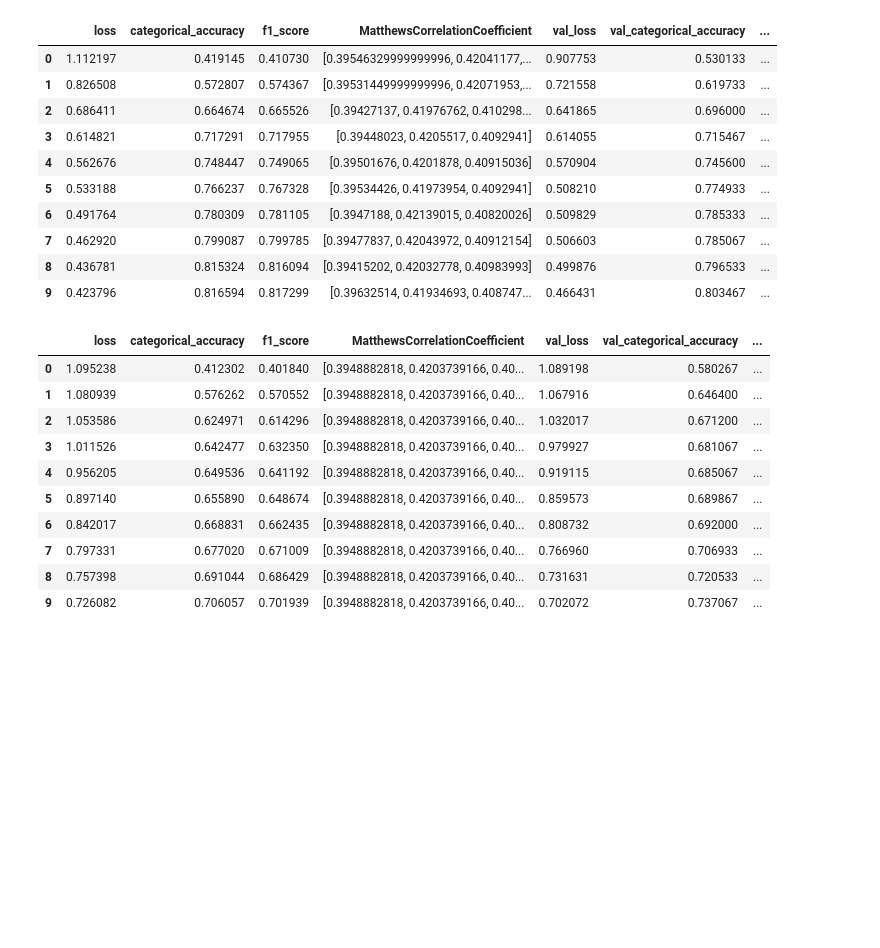
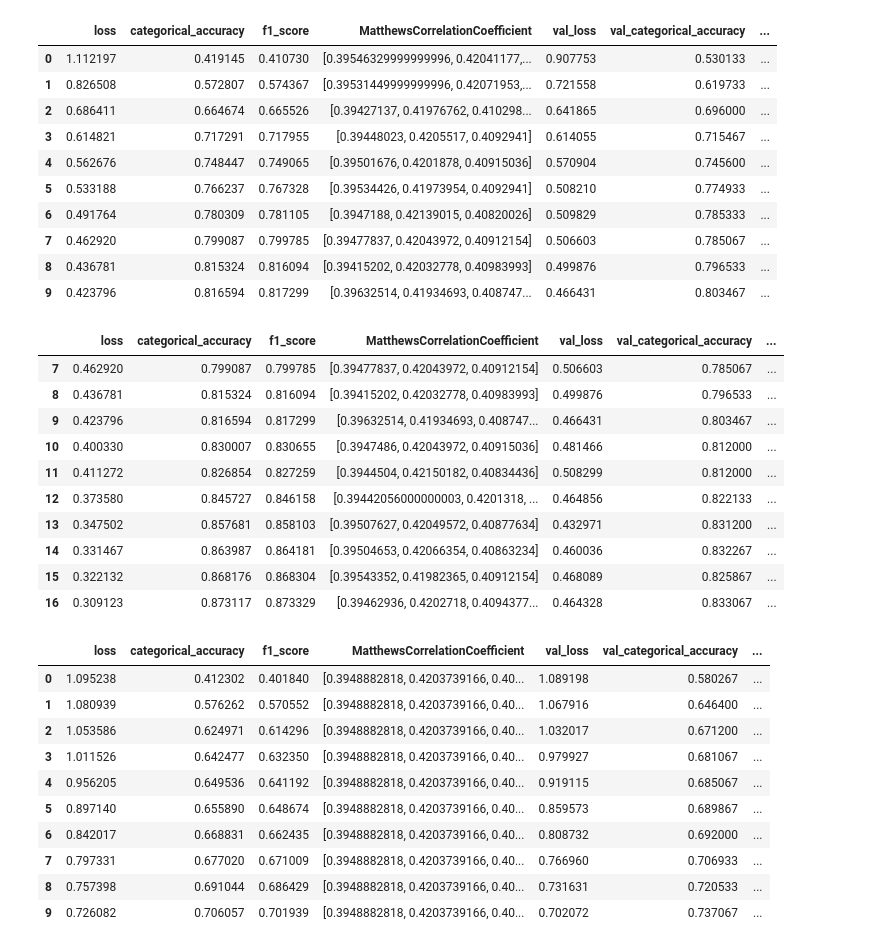
Before and after one commit to yiting-tsai/sentiment-analysis-test, a Jupyter notebook: notebook/analytics/model_analytics.ipynb, the cells around one changed output. Cells and saved outputs as stored; diff of their text form; code cells hidden in the pictures; blank space fills up the shorter version.

```diff
--- a/notebook/analytics/model_analytics.ipynb
+++ b/notebook/analytics/model_analytics.ipynb
@@ -52,6 +52,20 @@ xlmr_hist_df.head(10)
 | 7 | 0.462920 | 0.799087 | 0.799785 | [0.39477837, 0.42043972, 0.40912154] | 0.506603 | 0.785067 | ... |
 | 8 | 0.436781 | 0.815324 | 0.816094 | [0.39415202, 0.42032778, 0.40983993] | 0.499876 | 0.796533 | ... |
 | 9 | 0.423796 | 0.816594 | 0.817299 | [0.39632514, 0.41934693, 0.408747... | 0.466431 | 0.803467 | ... |
+# %%
+xlmr_hist_df.tail(10)
+# %% [output]
+|  | loss | categorical_accuracy | f1_score | MatthewsCorrelationCoefficient | val_loss | val_categorical_accuracy | ... |
+| 7 | 0.462920 | 0.799087 | 0.799785 | [0.39477837, 0.42043972, 0.40912154] | 0.506603 | 0.785067 | ... |
+| 8 | 0.436781 | 0.815324 | 0.816094 | [0.39415202, 0.42032778, 0.40983993] | 0.499876 | 0.796533 | ... |
+| 9 | 0.423796 | 0.816594 | 0.817299 | [0.39632514, 0.41934693, 0.408747... | 0.466431 | 0.803467 | ... |
+| 10 | 0.400330 | 0.830007 | 0.830655 | [0.3947486, 0.42043972, 0.40915036] | 0.481466 | 0.812000 | ... |
+| 11 | 0.411272 | 0.826854 | 0.827259 | [0.3944504, 0.42150182, 0.40834436] | 0.508299 | 0.812000 | ... |
+| 12 | 0.373580 | 0.845727 | 0.846158 | [0.39442056000000003, 0.4201318, ... | 0.464856 | 0.822133 | ... |
+| 13 | 0.347502 | 0.857681 | 0.858103 | [0.39507627, 0.42049572, 0.40877634] | 0.432971 | 0.831200 | ... |
+| 14 | 0.331467 | 0.863987 | 0.864181 | [0.39504653, 0.42066354, 0.40863234] | 0.460036 | 0.832267 | ... |
+| 15 | 0.322132 | 0.868176 | 0.868304 | [0.39543352, 0.41982365, 0.40912154] | 0.468089 | 0.825867 | ... |
+| 16 | 0.309123 | 0.873117 | 0.873329 | [0.39462936, 0.4202718, 0.4094377... | 0.464328 | 0.833067 | ... |
 # %%
 laser_dnn_hist_df.head(10)
 # %% [output]
```
Also changed, not shown: 2 other files.
